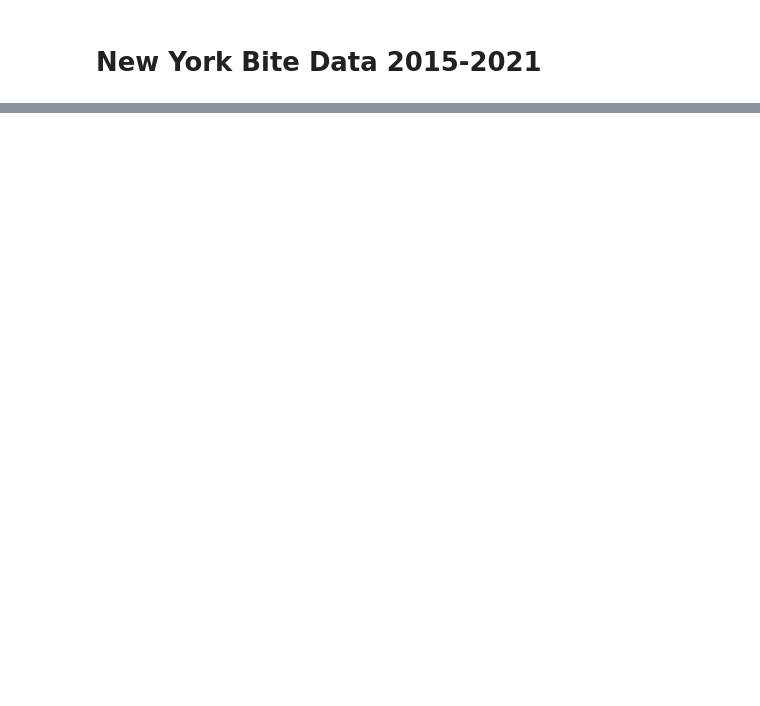
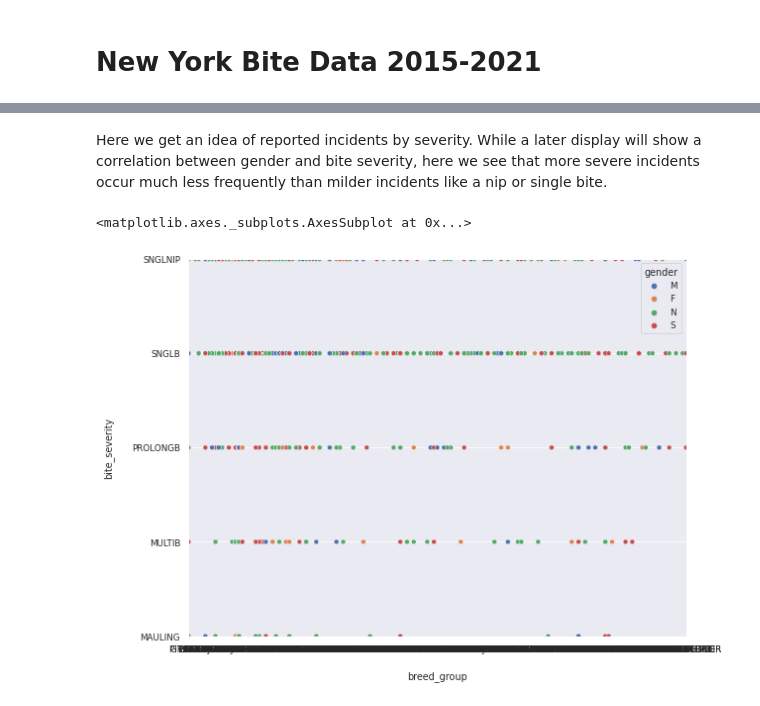
Before and after one commit to abellizzistudent/CST383_Project, a Jupyter notebook: SAV.ipynb, the cells around one changed output, grey strips where cells are left out. Drawn from its saved outputs; the diff is of its cells as text; code cells hidden in the pictures; blank space fills up the shorter version.

```diff
--- a/SAV.ipynb
+++ b/SAV.ipynb
@@ -65,0 +153,2 @@ df_ny.head()
+# %%
+df_md = pd.read_csv("/content/drive/Shareddrives/Data Science Project/DogBiteData/merged-bite-data-CLEAN.csv")
@@ -65,0 +285,7 @@ df_ny.head()
+# %% [markdown]
+Here we get an idea of reported incidents by severity. While a later display will show a correlation between gender and bite severity, here we see that more severe incidents occur much less frequently than milder incidents like a nip or single bite.
+# %%
+sns.scatterplot(x = 'breed_group', y = 'bite_severity', data=df_md, hue='gender')
+# %% [output]
+<matplotlib.axes._subplots.AxesSubplot at 0x...>
+[figure, added]
```
Also changed, not shown: parts of 51 cells of this notebook.
